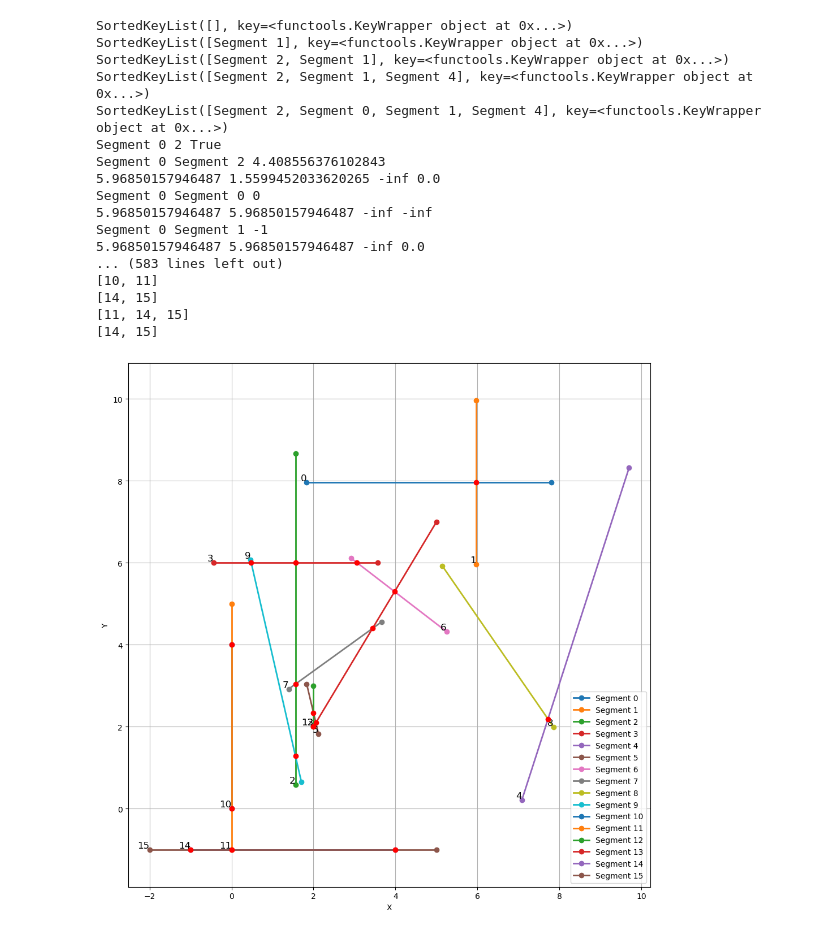
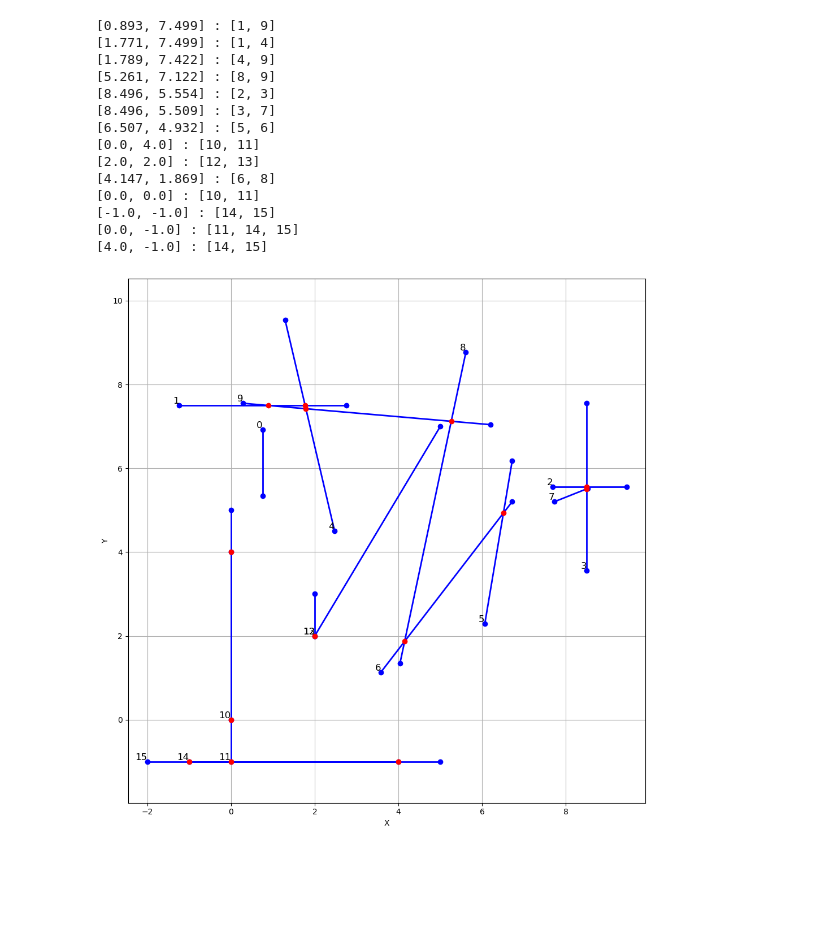
Before and after one commit to fish-from-SanDiego/geom-labs, a Jupyter notebook: lab4.1c2.ipynb, the cells around one changed output. Drawn from its saved outputs; the diff is of its cells as text; code cells hidden in the pictures; blank space fills up the shorter version.

```diff
--- a/lab4.1c2.ipynb
+++ b/lab4.1c2.ipynb
@@ -227,13 +227,7 @@ def handle_event_point(p: Event, events_q: SortedList, seg_status: SortedList, l
                 break
     if len(start_in_p) + len(end_in_p) + len(contain_p) > 1:
         labels_by_point.append(([p.x, p.y], sorted([seg.label for seg in (start_in_p | end_in_p | contain_p)])))
-    print(seg_status)
     for seg in (end_in_p | contain_p):
-        print(seg, seg_status.bisect_right(seg), seg in seg_status)
-        for s in seg_status:
-            print(seg, s, comparator.compare(seg, s))
-            print(comparator.find_segment_x(seg), comparator.find_segment_x(s),
-                  comparator.get_compare_value(seg), comparator.get_compare_value(s))
         seg_status.remove(seg)
     comparator.is_above = False
     for seg in (start_in_p | contain_p):
@@ -284,59 +278,51 @@ def find_intersections(segments_array):
     return labels_by_point
 
 
-def plot_segments(segments, intersections_set):
+def plot_segments(segments):
     plt.figure(figsize=(10, 10))
 
     for i, seg in enumerate(segments):
-        if i in intersections_set:
-            plt.plot(seg[:, 0], seg[:, 1], marker='o', label=f'Segment {i}', linewidth=2)
-        else:
-            plt.plot(seg[:, 0], seg[:, 1], marker='o', label=f'Segment {i}', linewidth=2)
+        plt.plot(seg[:, 0], seg[:, 1], marker='o', color='blue', label=f'Segment {i}', linewidth=2)
         x, y = seg[0]
         plt.text(x, y, f'{i}', fontsize=12, ha='right', va='bottom', color='black')
 
 
-np.random.seed(42)
+# np.random.seed(42)
 segments = generate_random_segments(n=10, min_intersections=2)
 segments = np.append(segments, np.array(
     [
         [[0, 0], [0, 4]],
         [[0, -1], [0, 5]],
         [[2, 2], [2, 3]],
         [[2, 2], [5, 7]],
         [[-1, -1], [4, -1]],
         [[-2, -1], [5, -1]],
     ]
 ), axis=0)
-# segments = np.array([segments[2],segments[3],segments[5],segments[7]])
 intersections = find_intersections(segments)
-plot_segments(segments, set())
+plot_segments(segments)
 for point, labels in intersections:
-    print(labels)
+    print(f"[{round(point[0], 3)}, {round(point[1], 3)}]", ':', labels)
     plt.scatter(point[0], point[1], color='r', zorder=4)
 plt.grid(True)
 plt.xlabel("X")
 plt.ylabel("Y")
 plt.axis('equal')
-plt.legend()
 plt.tight_layout()
 plt.show()
 # %% [output]
-SortedKeyList([], key=<functools.KeyWrapper object at 0x...>)
-SortedKeyList([Segment 1], key=<functools.KeyWrapper object at 0x...>)
-SortedKeyList([Segment 2, Segment 1], key=<functools.KeyWrapper object at 0x...>)
-SortedKeyList([Segment 2, Segment 1, Segment 4], key=<functools.KeyWrapper object at 0x...>)
-SortedKeyList([Segment 2, Segment 0, Segment 1, Segment 4], key=<functools.KeyWrapper object at 0x...>)
-Segment 0 2 True
-Segment 0 Segment 2 4.408556376102843
-5.96850157946487 1.5599452033620265 -inf 0.0
-Segment 0 Segment 0 0
-5.96850157946487 5.96850157946487 -inf -inf
-Segment 0 Segment 1 -1
-5.96850157946487 5.96850157946487 -inf 0.0
-... (583 lines left out)
-[10, 11]
-[14, 15]
-[11, 14, 15]
-[14, 15]
+[0.893, 7.499] : [1, 9]
+[1.771, 7.499] : [1, 4]
+[1.789, 7.422] : [4, 9]
+[5.261, 7.122] : [8, 9]
+[8.496, 5.554] : [2, 3]
+[8.496, 5.509] : [3, 7]
+[6.507, 4.932] : [5, 6]
+[0.0, 4.0] : [10, 11]
+[2.0, 2.0] : [12, 13]
+[4.147, 1.869] : [6, 8]
+[0.0, 0.0] : [10, 11]
+[-1.0, -1.0] : [14, 15]
+[0.0, -1.0] : [11, 14, 15]
+[4.0, -1.0] : [14, 15]
-[figure, old version]
+[figure, new version]
```
Also changed, not shown: parts of 1 cell of this notebook.
